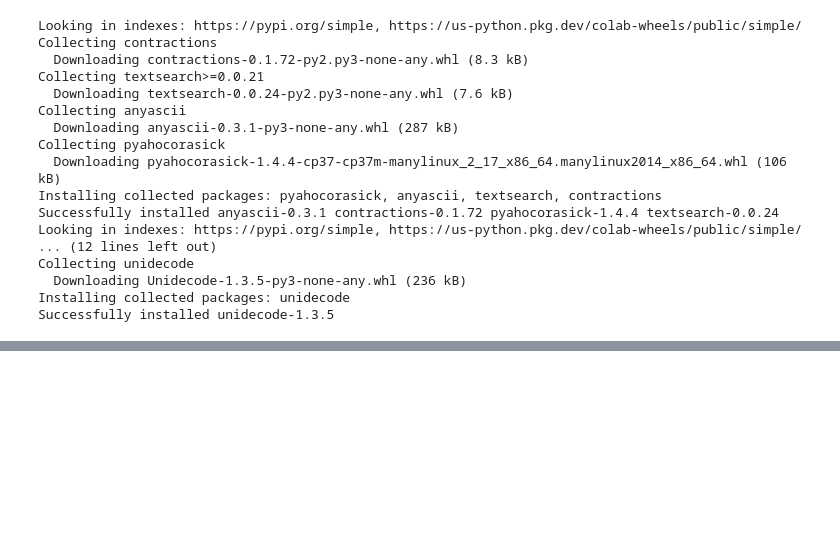
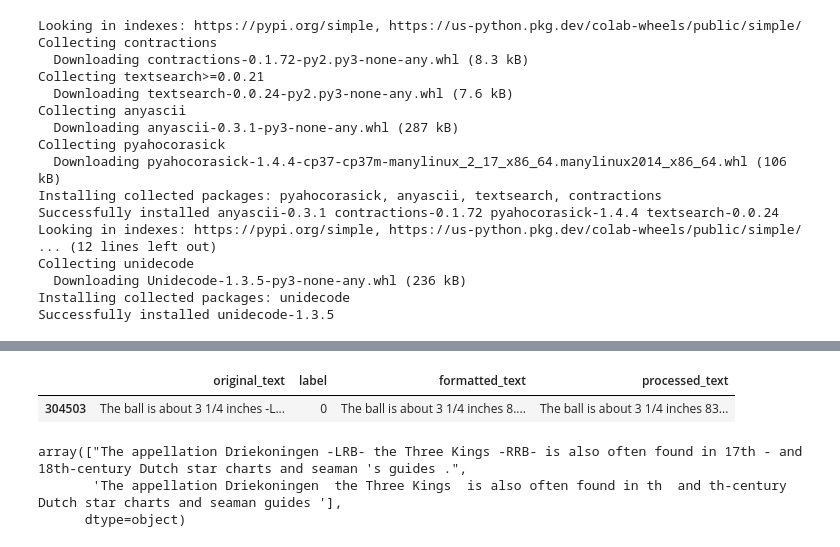
Before and after one commit to Tstrebe2/predicting-text-difficulty, a Jupyter notebook: code/dave_data_cleaning.ipynb, the cells around one changed output, grey strips where cells are left out. Cells and saved outputs as stored; diff of their text form; code cells hidden in the pictures; blank space fills up the shorter version.

```diff
--- a/code/dave_data_cleaning.ipynb
+++ b/code/dave_data_cleaning.ipynb
@@ -159,0 +161,11 @@ train_df.head()
+# %%
+train_df[train_df['processed_text'].str.contains('The ball is about 3\xa01/4 inches  83 centimetres  in diameter and about four ounces  1134 grams')]
+# %% [output]
+|  | original_text | label | formatted_text | processed_text |
+| 304503 | The ball is about 3 1/4 inches -L... | 0 | The ball is about 3 1/4 inches 8.... | The ball is about 3 1/4 inches 83... |
+# %%
+train_df.iloc[110574][['original_text','processed_text']].values
+# %% [output]
+array(["The appellation Driekoningen -LRB- the Three Kings -RRB- is also often found in 17th - and 18th-century Dutch star charts and seaman 's guides .",
+       'The appellation Driekoningen  the Three Kings  is also often found in th  and th-century Dutch star charts and seaman guides '],
+      dtype=object)
```
Also changed, not shown: parts of 8 cells of this notebook.
